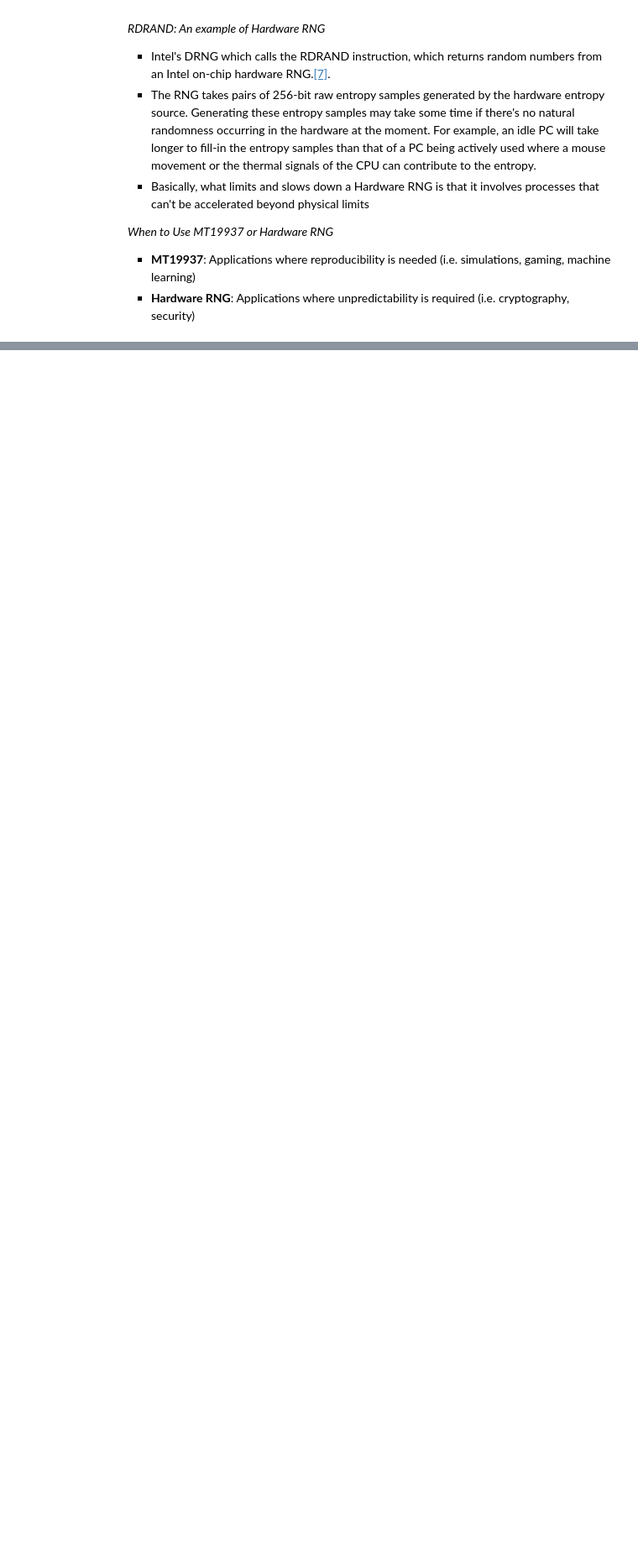
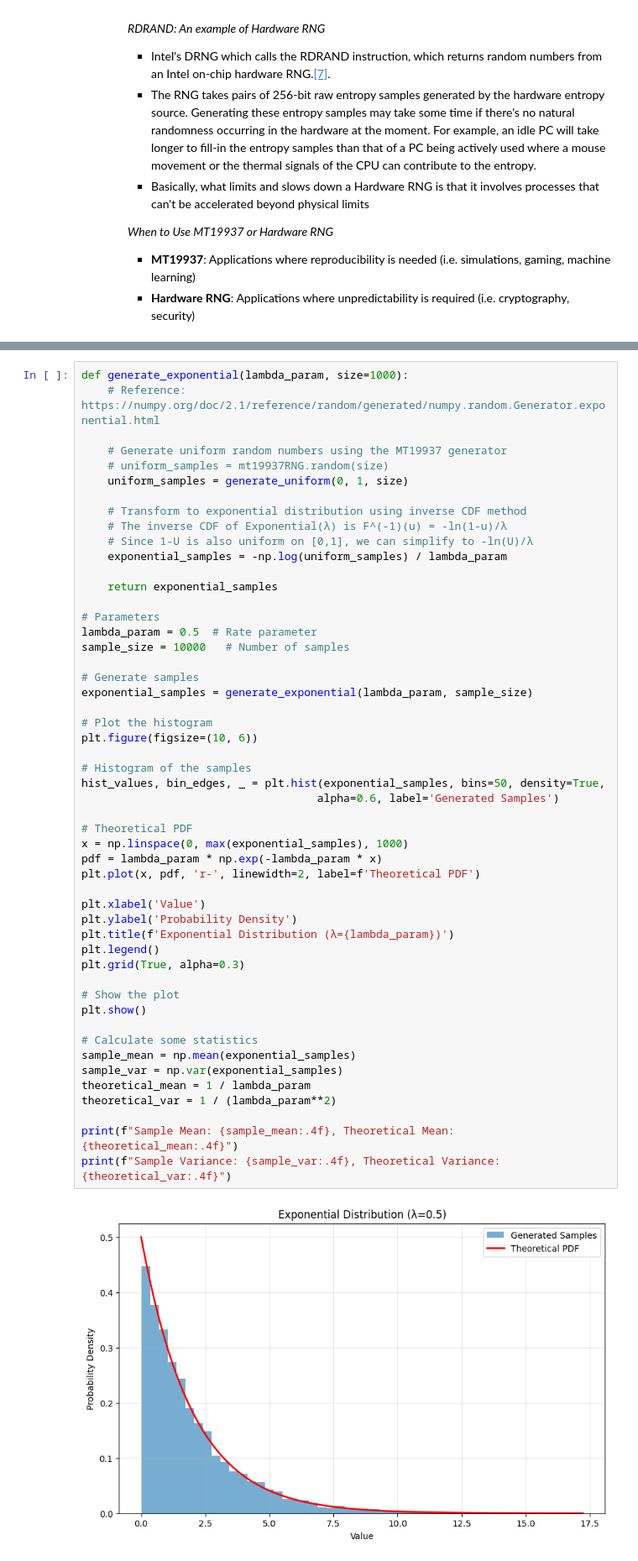
Before and after one commit to angelhalili-edu/ai212-s3, a Jupyter notebook: Problem1_RandomNumberGeneration.ipynb, the cells around one changed output, grey strips where cells are left out. Shown at 84% size. Drawn from its saved outputs; the diff is of its cells as text; blank space fills up the shorter version.

```diff
--- a/Problem1_RandomNumberGeneration.ipynb
+++ b/Problem1_RandomNumberGeneration.ipynb
@@ -168,0 +280,53 @@ Despite its strengths, MT19937 has drawbacks:
+# %%
+def generate_exponential(lambda_param, size=1000):
+    # Reference: https://numpy.org/doc/2.1/reference/random/generated/numpy.random.Generator.exponential.html
+
+    # Generate uniform random numbers using the MT19937 generator
+    # uniform_samples = mt19937RNG.random(size)
+    uniform_samples = generate_uniform(0, 1, size)
+
+    # Transform to exponential distribution using inverse CDF method
+    # The inverse CDF of Exponential(λ) is F^(-1)(u) = -ln(1-u)/λ
+    # Since 1-U is also uniform on [0,1], we can simplify to -ln(U)/λ
+    exponential_samples = -np.log(uniform_samples) / lambda_param
+
+    return exponential_samples
+
+# Parameters
+lambda_param = 0.5  # Rate parameter
+sample_size = 10000   # Number of samples
+
+# Generate samples
+exponential_samples = generate_exponential(lambda_param, sample_size)
+
+# Plot the histogram
+plt.figure(figsize=(10, 6))
+
+# Histogram of the samples
+hist_values, bin_edges, _ = plt.hist(exponential_samples, bins=50, density=True,
+                                    alpha=0.6, label='Generated Samples')
+
+# Theoretical PDF
+x = np.linspace(0, max(exponential_samples), 1000)
+pdf = lambda_param * np.exp(-lambda_param * x)
+plt.plot(x, pdf, 'r-', linewidth=2, label=f'Theoretical PDF')
+
+plt.xlabel('Value')
+plt.ylabel('Probability Density')
+plt.title(f'Exponential Distribution (λ={lambda_param})')
+plt.legend()
+plt.grid(True, alpha=0.3)
+
+# Show the plot
+plt.show()
+
+# Calculate some statistics
+sample_mean = np.mean(exponential_samples)
+sample_var = np.var(exponential_samples)
+theoretical_mean = 1 / lambda_param
+theoretical_var = 1 / (lambda_param**2)
+
+print(f"Sample Mean: {sample_mean:.4f}, Theoretical Mean: {theoretical_mean:.4f}")
+print(f"Sample Variance: {sample_var:.4f}, Theoretical Variance: {theoretical_var:.4f}")
+# %% [output]
+[figure, added]
```
Also changed, not shown: parts of 23 cells of this notebook.
